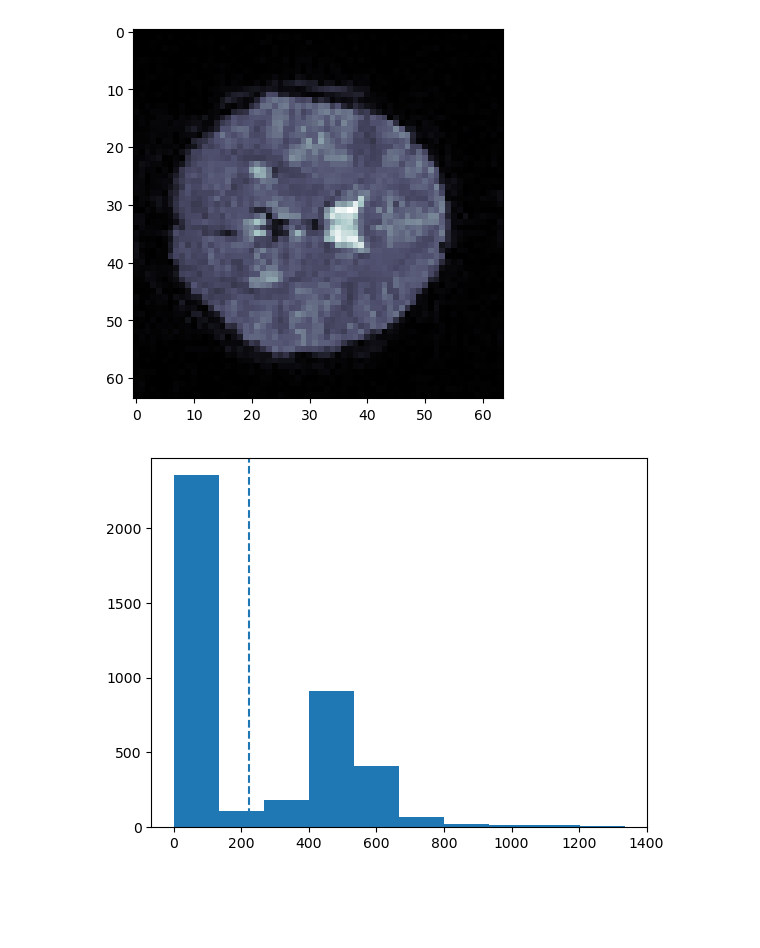
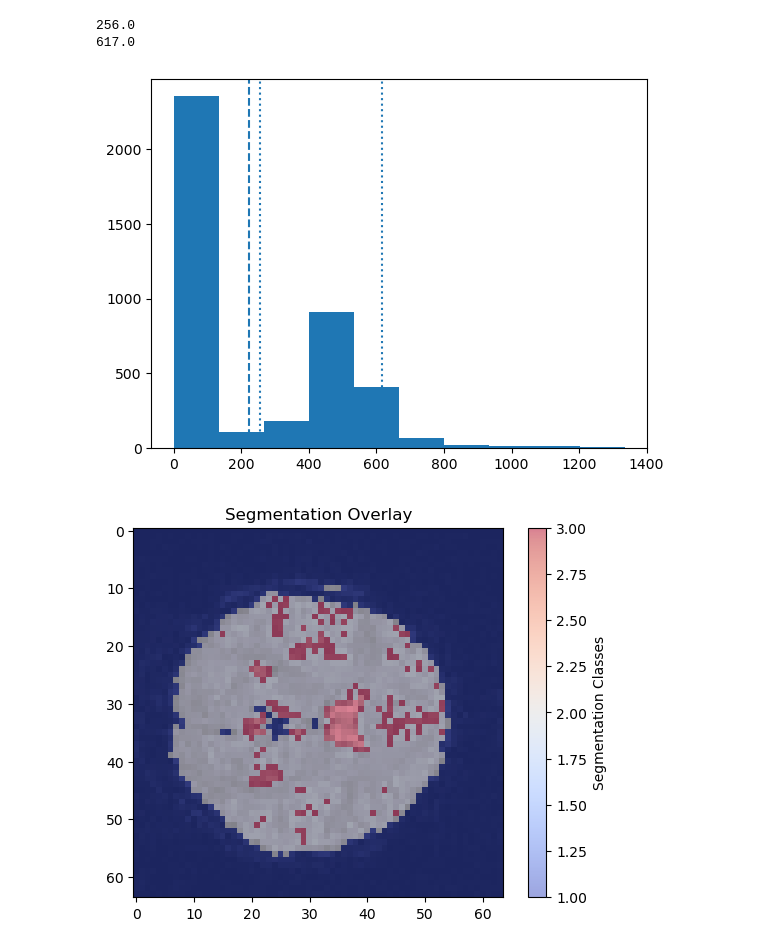
Before and after one commit to alisaohhh/PSYC221, a Jupyter notebook: asignment02/hmwk05.ipynb, the cells around one changed output. Cells and saved outputs as stored; diff of their text form; code cells hidden in the pictures; blank space fills up the shorter version.

```diff
--- a/asignment02/hmwk05.ipynb
+++ b/asignment02/hmwk05.ipynb
@@ -11,48 +11,57 @@ brain = load_data("bold_volume")
 
 slice10 = brain[:, :, 10]
 import matplotlib.pyplot as plt
-fig, ax = plt.subplots()
-im = ax.imshow(slice10, cmap="bone")
-
 import numpy as np
-mean = np.mean(slice10)
-fig, ax = plt.subplots()
-ax.hist(slice10.flat)
-p = ax.axvline(mean, linestyle='dashed')
-
-segmentation = np.zeros_like(slice10)
-segmentation[slice10 > mean] = 1
-
-fig, ax = plt.subplots()
-ax.imshow(slice10, cmap="bone")
-im = ax.imshow(segmentation, alpha=0.5)
-# %% [output]
-[figure, removed]
-[figure, removed]
 # %%
 min_intraclass_variance = np.inf
 
-for candidate in np.unique(slice10):
-    foreground = slice10[slice10 < candidate]
-    background = slice10[slice10 >= candidate]
-    if len(foreground) and len(background):
-        foreground_variance = np.var(foreground) * len(foreground)
-        background_variance =  np.var(background) * len(background)
-        intraclass_variance = foreground_variance + background_variance
-        if intraclass_variance < min_intraclass_variance:
-            min_intraclass_variance = intraclass_variance
-            threshold = candidate
+for candidate1 in np.unique(slice10):
+    ventricles = slice10[slice10 < candidate1]
+    for candidate2 in np.unique(slice10):
+        tissue = slice10[(slice10 >= candidate1) & (slice10 < candidate2)]
+        background = slice10[slice10 >= candidate2]
 
+        # Ensure each category has elements
+        if len(ventricles) and len(tissue) and len(background):
+            # Calculate weighted variances
+            ventricles_variance = np.var(ventricles) * len(ventricles)
+            tissue_variance =  np.var(tissue) * len(tissue)
+            background_variance = np.var(background) * len(background)
+
+            # Sum variances to get intraclass variance
+            intraclass_variance = ventricles_variance + tissue_variance + background_variance
+
+            # Update the minimum intraclass variance if it's better
+            if intraclass_variance < min_intraclass_variance:
+                min_intraclass_variance = intraclass_variance
+                threshold1 = candidate1
+                threshold2 = candidate2
+
+print(threshold1)
+print(threshold2)
 
 mean = np.mean(slice10)
 fig, ax = plt.subplots()
 ax.hist(slice10.flat)
 ax.axvline(mean, linestyle='dashed')
-p = ax.axvline(threshold, linestyle='dotted')
+ax.axvline(threshold1, linestyle = 'dotted')
+p = ax.axvline(threshold2, linestyle='dotted')
 
-segmentation = np.zeros_like(slice10)
-segmentation[slice10 > threshold] = 1
+# Compute segmentations
+segmentation1 = np.zeros_like(slice10)
+segmentation1[slice10 < threshold1] = 1  # Ventricles
+segmentation1[(slice10 >= threshold1) & (slice10 < threshold2)] = 2  # Tissue
+segmentation1[slice10 >= threshold2] = 3  # Background
 
+# Plotting the segmented regions with distinct colors
 fig, ax = plt.subplots()
-ax.imshow(slice10, cmap="bone")
-p = ax.imshow(segmentation, alpha=0.5)
+ax.imshow(slice10, cmap="bone")  # Base image in grayscale
+p = ax.imshow(segmentation1, cmap="coolwarm", alpha=0.5)  # Overlay segmentation with color
+fig.colorbar(p, ax=ax, label="Segmentation Classes")  # Optional: Add colorbar
+plt.title("Segmentation Overlay")
+plt.show()
+# %% [output]
+256.0
+617.0
+[figure, added]
+[figure, added]
```
Also changed, not shown: parts of 3 cells of this notebook, 3 other files.
